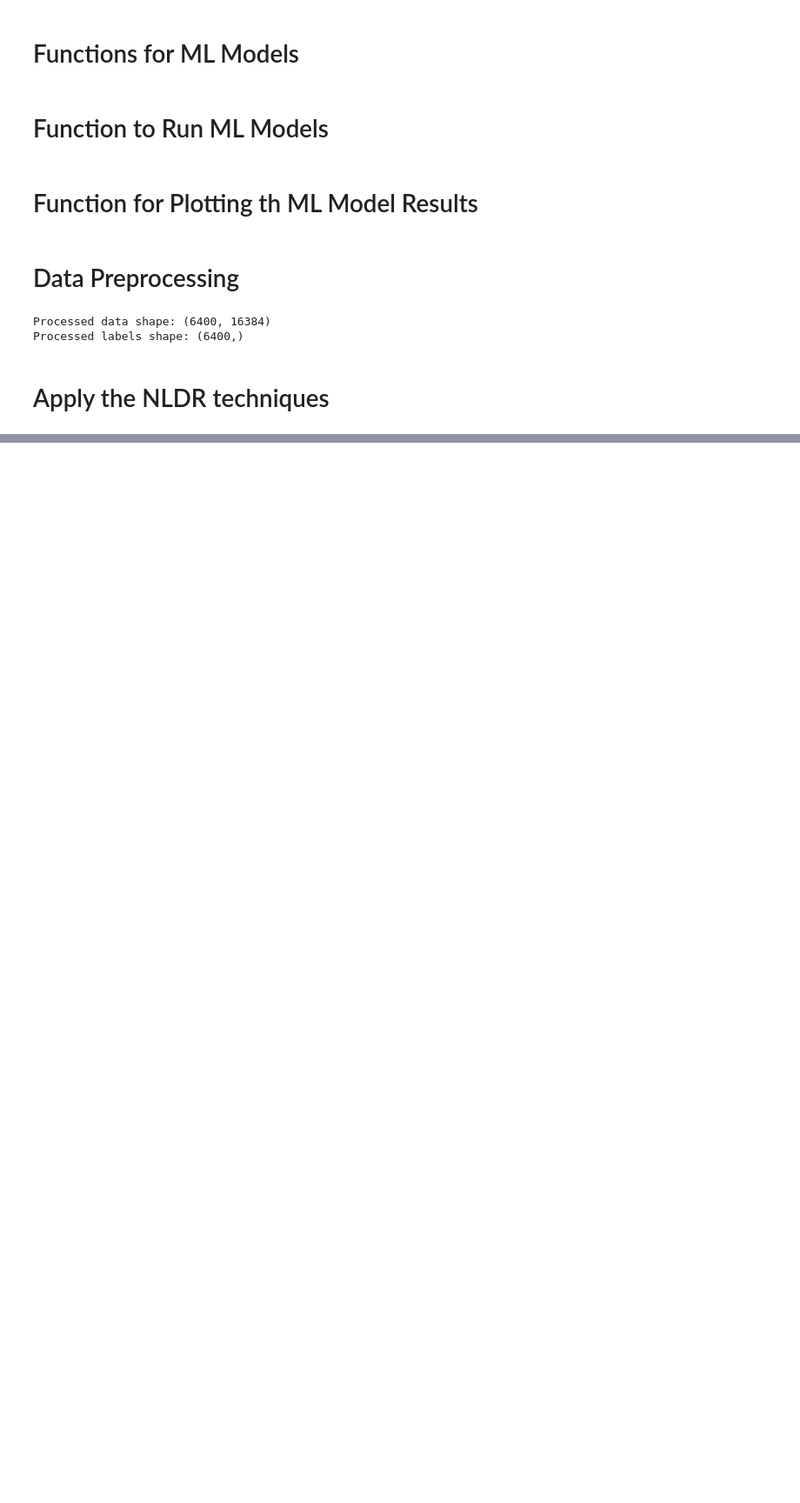
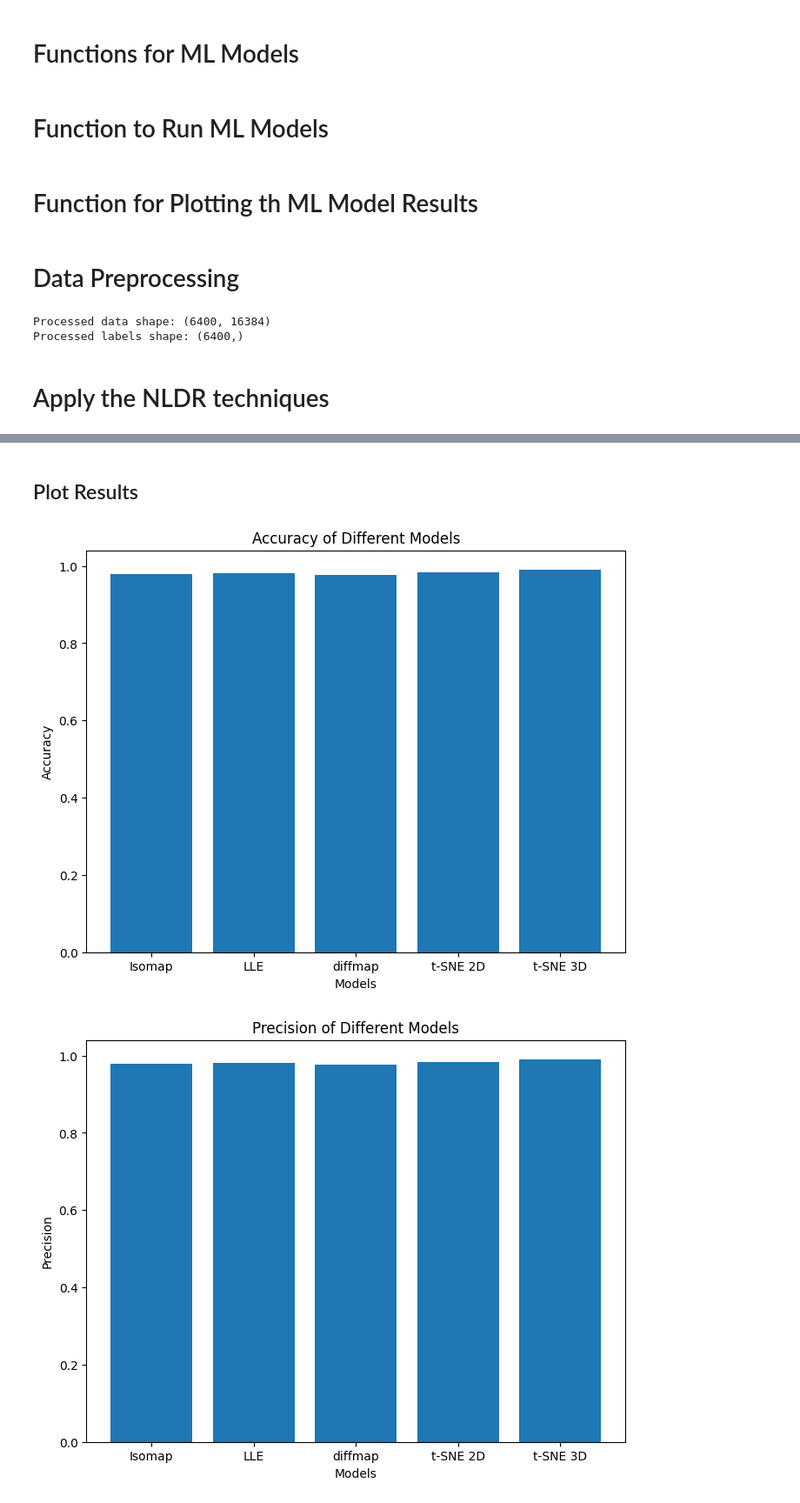
Before and after one commit to SergiuFolta/NLDR_Comparison_AlzheimerMRI, a Jupyter notebook: NLDR_Comparison_Classification.ipynb, the cells around one changed output, grey strips where cells are left out. Shown: that part at 87% size. Saved outputs shown, nothing was run; the diff lists cells and outputs as text; code cells hidden in the pictures; blank space fills up the shorter version.

```diff
--- a/NLDR_Comparison_Classification.ipynb
+++ b/NLDR_Comparison_Classification.ipynb
@@ -198,0 +306,7 @@ X_tsne_3D = tsne3D.fit_transform(X)
+# %%
+param_grid = {
+    'n_estimators': [300, 500],
+    'criterion': ['gini', 'entropy', 'log_loss']
+}
+
+results_dict = evaluateClassification(X_dict, y, RandomForestClassifier, param_grid)
@@ -198,0 +319,8 @@ X_tsne_3D = tsne3D.fit_transform(X)
+# %% [markdown]
+## Plot Results
+# %%
+for key in list(results_dict.values())[0].keys():
+  PlotResult(results_dict, key)
+# %% [output]
+[figure, added]
+[figure, added]
```
Also changed, not shown: parts of 24 cells of this notebook.
